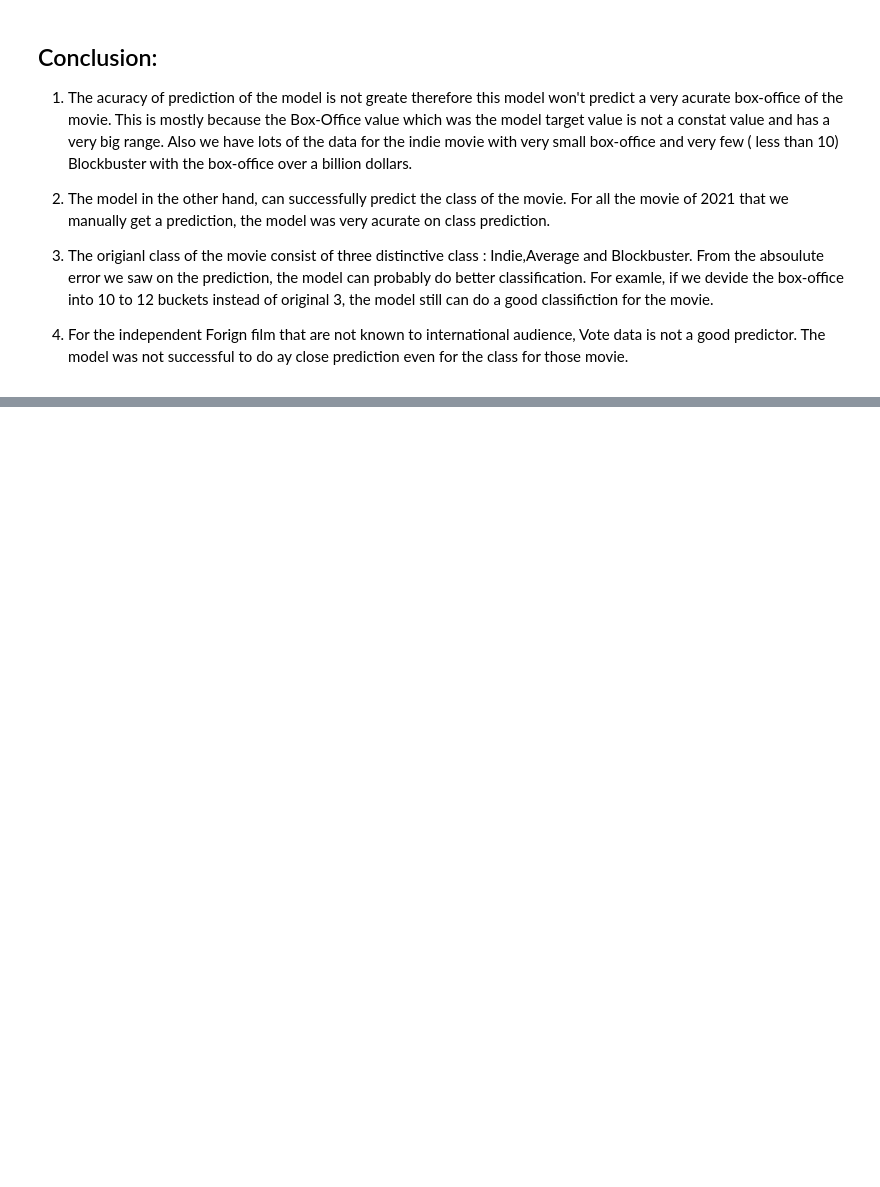
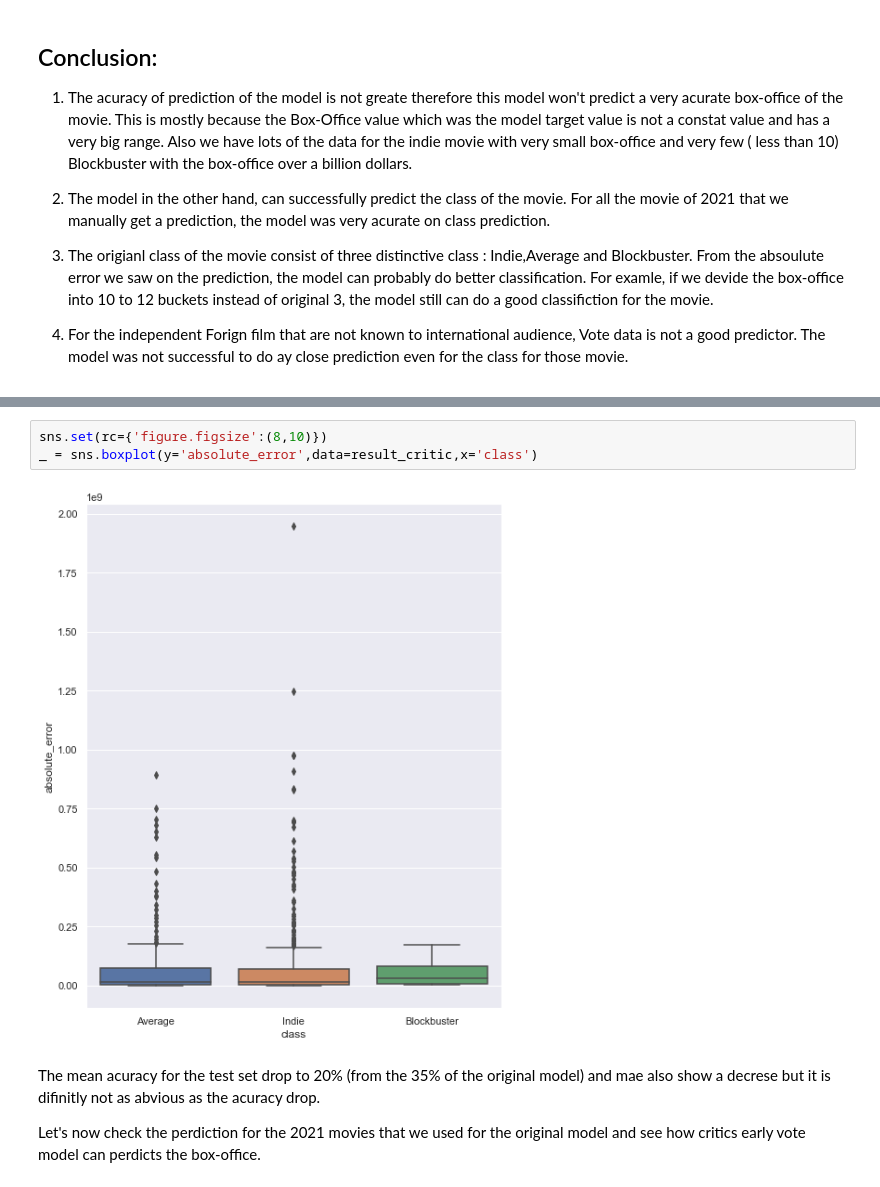
Before and after one commit to AminKafka/Movie-Boxoffice-Prediction-With-Critics-Votes, a Jupyter notebook: notebooks/Modeling.ipynb, the cells around one changed output, grey strips where cells are left out. Cells and saved outputs as stored; diff of their text form; blank space fills up the shorter version.

```diff
--- a/notebooks/Modeling.ipynb
+++ b/notebooks/Modeling.ipynb
@@ -476,0 +637,9 @@ __Predicted Box Office: 40 Million Dollars__
+# %%
+sns.set(rc={'figure.figsize':(8,10)})
+_ = sns.boxplot(y='absolute_error',data=result_critic,x='class')
+# %% [output]
+[figure, added]
+# %% [markdown]
+The mean acuracy for the test set drop to 20% (from the 35% of the original model) and mae also show a decrese but it is difinitly not as abvious as the acuracy drop.
+
+Let's now check the perdiction for the 2021 movies that we used for the original model and see how critics early vote model can perdicts the box-office.
```
Also changed, not shown: parts of 60 cells of this notebook.
